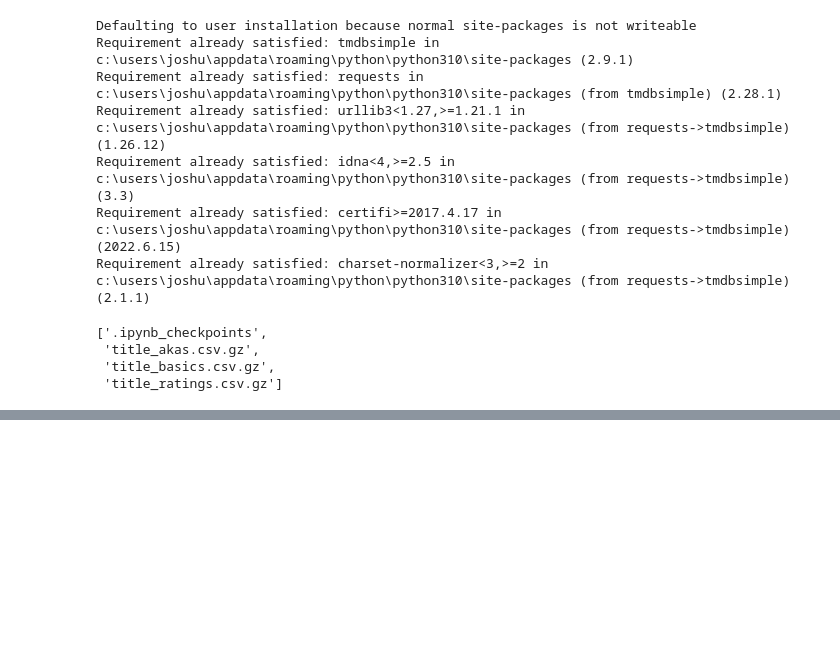
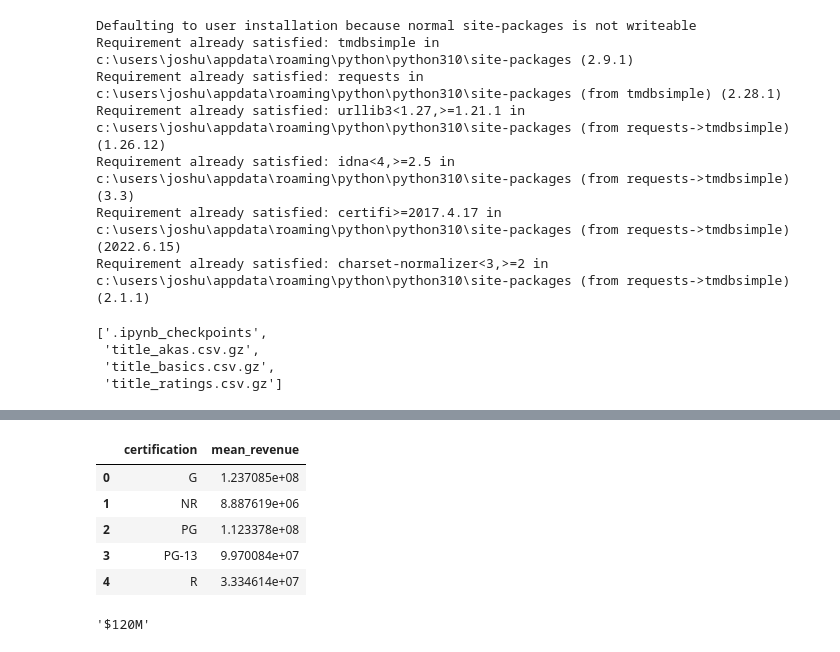
Before and after one commit to bradshawjoshua/MovieTime_Analysis, a Jupyter notebook: Extracting from TMDB.ipynb, the cells around one changed output, grey strips where cells are left out. Drawn from its saved outputs; the diff is of its cells as text; code cells hidden in the pictures; blank space fills up the shorter version.

```diff
--- a/Extracting from TMDB.ipynb
+++ b/Extracting from TMDB.ipynb
@@ -215,3 +221,11 @@ for YEAR in tqdm_notebook(YEARS_TO_GET, desc='YEARS', position=0):
 
     final_year_df = pd.read_json(JSON_FILE)
     final_year_df.to_csv(f"{FOLDER}final_tmdb_data_{YEAR}.csv.gz", compression="gzip", index=False)
+# %%
+# df by desired year
+df2000 = pd.read_csv("./Data/final_tmdb_data_2000.csv.gz")
+df2001 = pd.read_csv("./Data/final_tmdb_data_2001.csv.gz")
+# %%
+combined_dfs = [df2000, df2001]
+df = pd.concat(combined_dfs)
+df.info()
@@ -217,0 +280,24 @@ for YEAR in tqdm_notebook(YEARS_TO_GET, desc='YEARS', position=0):
+# %%
+# groupby cert and rev
+rev_avg = fin_info.groupby('certification')['revenue'].agg(mean_revenue = ("mean"))
+
+#set new aggregate mean onto rev_avg
+rev_avg = rev_avg.reset_index()
+rev_avg.head()
+# %% [output]
+|  | certification | mean_revenue |
+| 0 | G | 1.237085e+08 |
+| 1 | NR | 8.887619e+06 |
+| 2 | PG | 1.123378e+08 |
+| 3 | PG-13 | 9.970084e+07 |
+| 4 | R | 3.334614e+07 |
+# %%
+# def function for millions
+def hundred_m(x,pos):
+    """function for use wth matplotlib FuncFormatter -  formats money in millions"""
+    return f"${x/1000000:,.0f}M"
+
+# function test
+hundred_m(120000000,0)
+# %% [output]
+'$120M'
```
Also changed, not shown: parts of 11 cells of this notebook.
